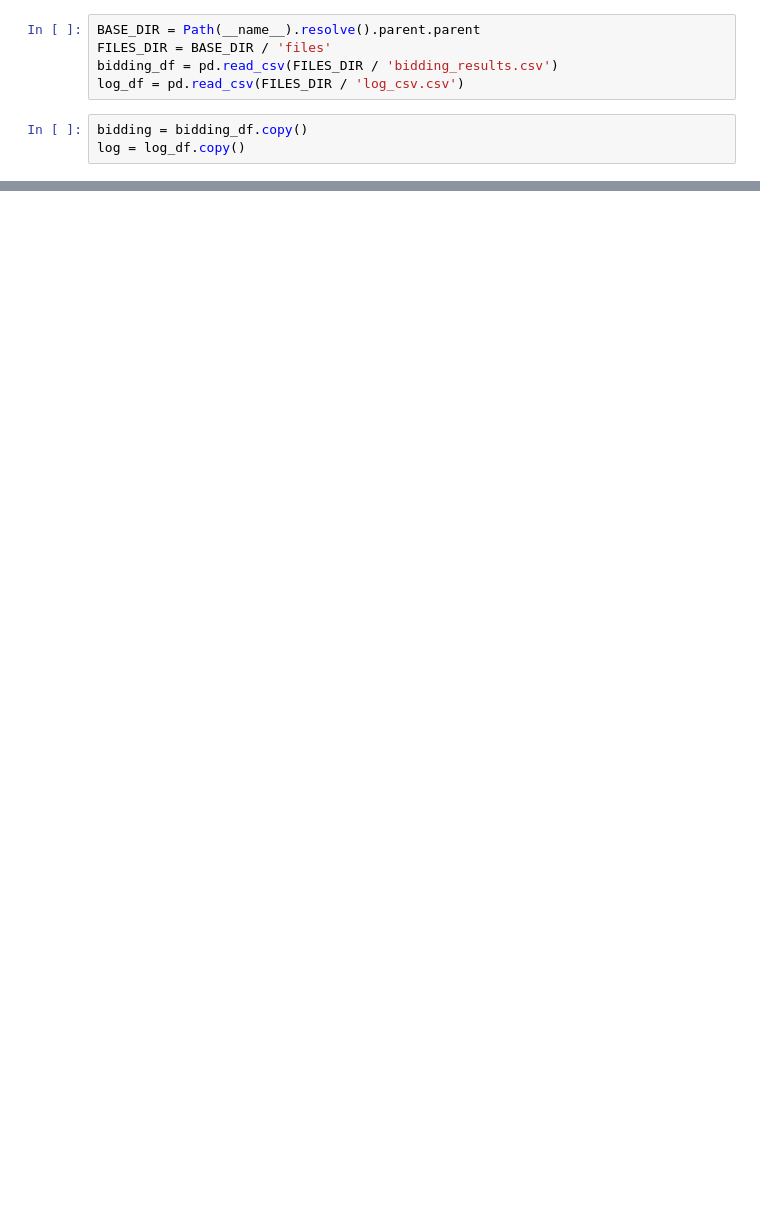
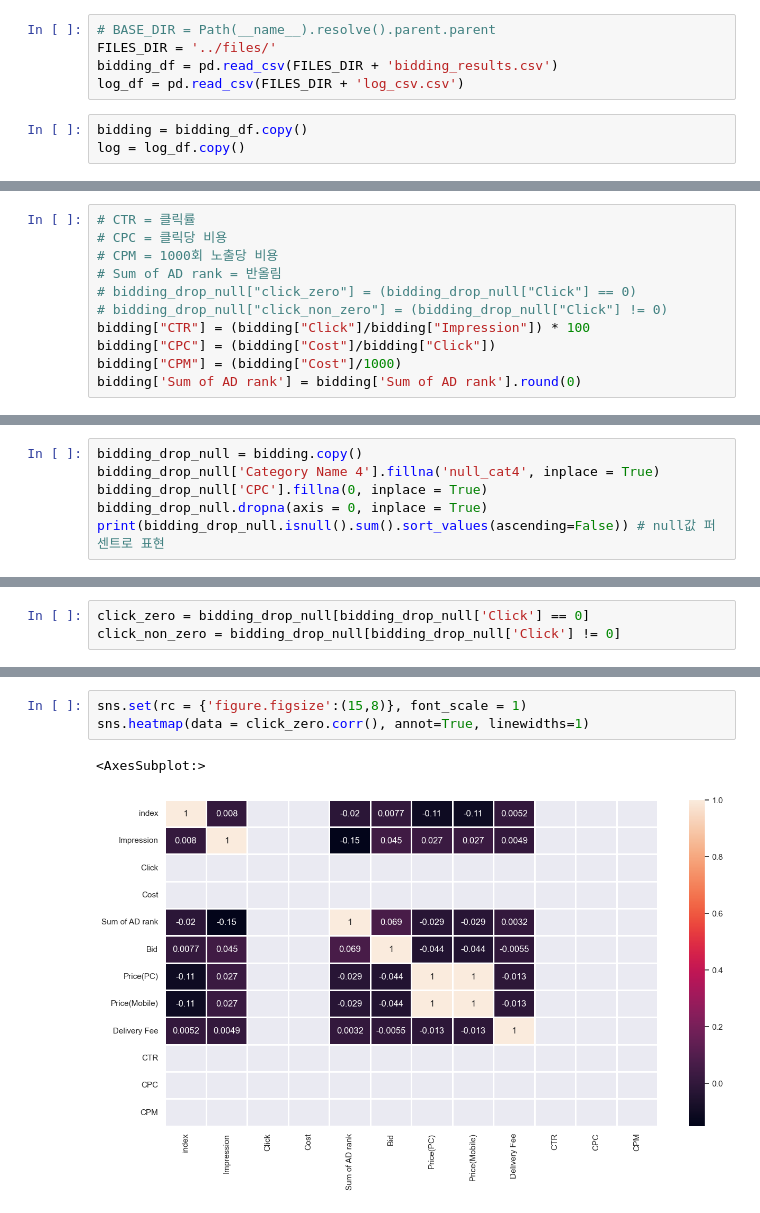
Before and after one commit to jaeseung11/A1_performance_factory_Aveners, a Jupyter notebook: sbk/A1_EDA.ipynb, the cells around one changed output, grey strips where cells are left out. Drawn from its saved outputs; the diff is of its cells as text; blank space fills up the shorter version.

```diff
--- a/sbk/A1_EDA.ipynb
+++ b/sbk/A1_EDA.ipynb
@@ -20,8 +12,8 @@ from pathlib import Path
 # %%
-BASE_DIR = Path(__name__).resolve().parent.parent
-FILES_DIR = BASE_DIR / 'files'
-bidding_df = pd.read_csv(FILES_DIR / 'bidding_results.csv')
-log_df = pd.read_csv(FILES_DIR / 'log_csv.csv')
+# BASE_DIR = Path(__name__).resolve().parent.parent
+FILES_DIR = '../files/'
+bidding_df = pd.read_csv(FILES_DIR + 'bidding_results.csv')
+log_df = pd.read_csv(FILES_DIR + 'log_csv.csv')
 # %%
 bidding = bidding_df.copy()
 log = log_df.copy()
@@ -27,0 +491,11 @@ log = log_df.copy()
+# %%
+# CTR = 클릭률
+# CPC = 클릭당 비용
+# CPM = 1000회 노출당 비용
+# Sum of AD rank = 반올림
+# bidding_drop_null["click_zero"] = (bidding_drop_null["Click"] == 0)
+# bidding_drop_null["click_non_zero"] = (bidding_drop_null["Click"] != 0)
+bidding["CTR"] = (bidding["Click"]/bidding["Impression"]) * 100
+bidding["CPC"] = (bidding["Cost"]/bidding["Click"])
+bidding["CPM"] = (bidding["Cost"]/1000)
+bidding['Sum of AD rank'] = bidding['Sum of AD rank'].round(0)
@@ -27,0 +544,6 @@ log = log_df.copy()
+# %%
+bidding_drop_null = bidding.copy()
+bidding_drop_null['Category Name 4'].fillna('null_cat4', inplace = True)
+bidding_drop_null['CPC'].fillna(0, inplace = True)
+bidding_drop_null.dropna(axis = 0, inplace = True)
+print(bidding_drop_null.isnull().sum().sort_values(ascending=False)) # null값 퍼센트로 표현
@@ -27,0 +956,3 @@ log = log_df.copy()
+# %%
+click_zero = bidding_drop_null[bidding_drop_null['Click'] == 0]
+click_non_zero = bidding_drop_null[bidding_drop_null['Click'] != 0]
@@ -27,0 +1019,6 @@ log = log_df.copy()
+# %%
+sns.set(rc = {'figure.figsize':(15,8)}, font_scale = 1)
+sns.heatmap(data = click_zero.corr(), annot=True, linewidths=1)
+# %% [output]
+<AxesSubplot:>
+[figure, added]
```
Also changed, not shown: parts of 85 cells of this notebook.
